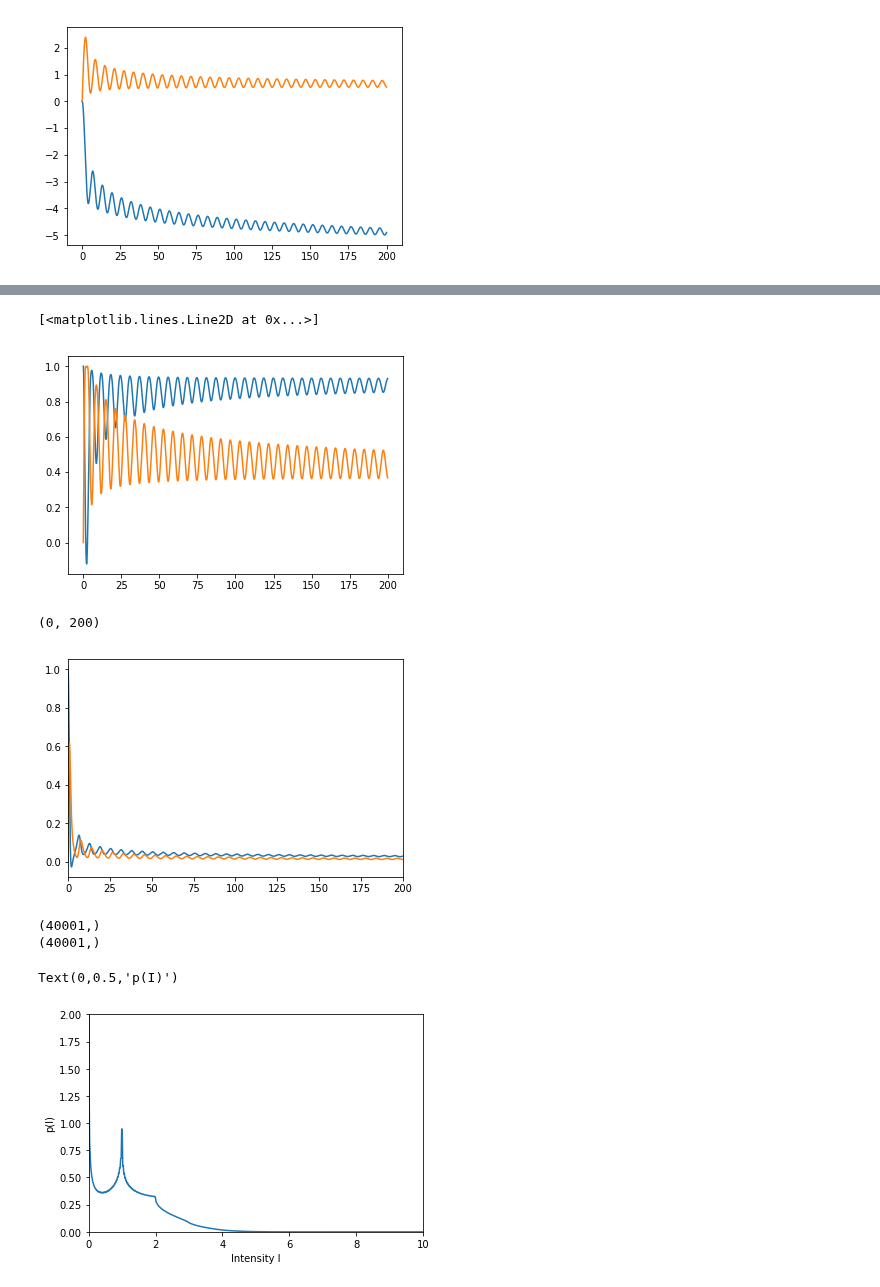
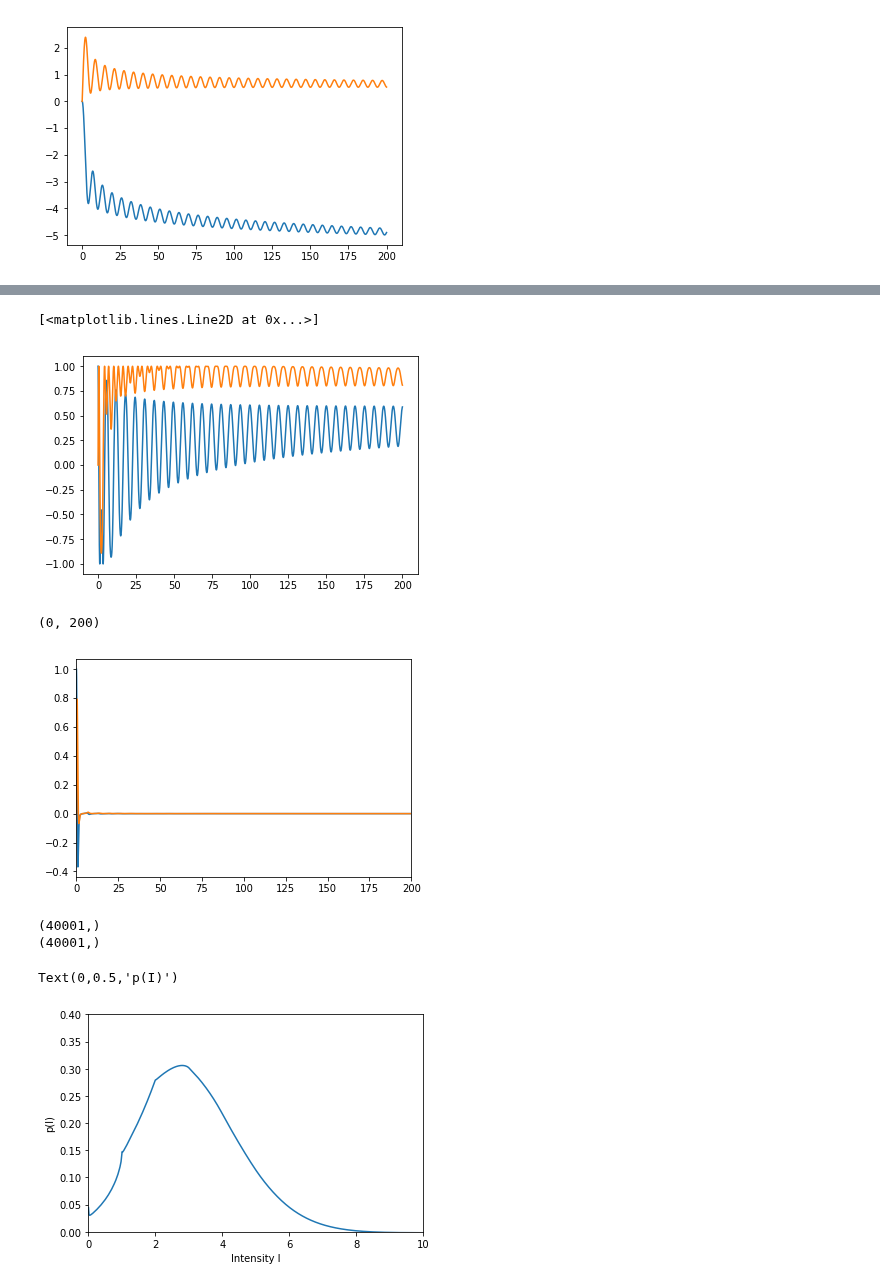
Before and after one commit to hstrey/FCS-simulations, a Jupyter notebook: FCS intensity distribution correct.ipynb, the cells around one changed output, grey strips where cells are left out. Cells and saved outputs as stored; diff of their text form; code cells hidden in the pictures.

```diff
--- a/FCS intensity distribution correct.ipynb
+++ b/FCS intensity distribution correct.ipynb
@@ -41,7 +41,7 @@ plt.plot(k,f2k)
 [<matplotlib.lines.Line2D at 0x...>]
 [figure]
 # %%
-prefactor = 1/np.sqrt(2)
+prefactor = np.sqrt(np.pi)
 er = np.exp(prefactor*f1k)
 ei1 = np.cos(prefactor*f2k)
 ei2 = np.sin(prefactor*f2k)
@@ -54,36 +54,36 @@ plt.plot(k,ei1)
 plt.plot(k,ei2)
 # %% [output]
 [<matplotlib.lines.Line2D at 0x...>]
-[figure, old version]
+[figure, new version]
 # %%
 plt.plot(k,er*ei1)
 plt.plot(k,er*ei2)
 plt.xlim((0,200))
 # %% [output]
 (0, 200)
-[figure, old version]
+[figure, new version]
 # %%
 # need to find the proper way of doing an fft
 freq = np.fft.fftfreq(2*steps-1,d)*2*np.pi
 fc1 = er*ei1+1j*er*ei2
 fc2 = er*ei1-1j*er*ei2
 fc2 = np.conj(fc2[::-1])
 fc = np.concatenate((fc1,fc2[1:]))
 print(fc.shape)
 cf_fft = np.fft.ifft(fc)*np.sqrt(fc.shape[0]/2)
 print(cf_fft.shape)
 disp = 20001
 plt.plot(freq[:disp],np.real(cf_fft[:disp]))
 plt.xlim((0,10))
-plt.ylim((0,2))
+plt.ylim((0,0.4))
 plt.xlabel("Intensity I")
 plt.ylabel("p(I)")
 #plt.savefig("pIanalytic5.png",format='png',dpi=300,bbox_inches='tight',facecolor="white",backgroundcolor="white")
 # %% [output]
 (40001,)
 (40001,)
 Text(0,0.5,'p(I)')
-[figure, old version]
+[figure, new version]
 # %%
 # normalization
 print(trapz(np.real(cf_fft[:steps]),dx=(freq[1]-freq[0])))
```
Also changed, not shown: parts of 4 cells of this notebook, 3 other files.
